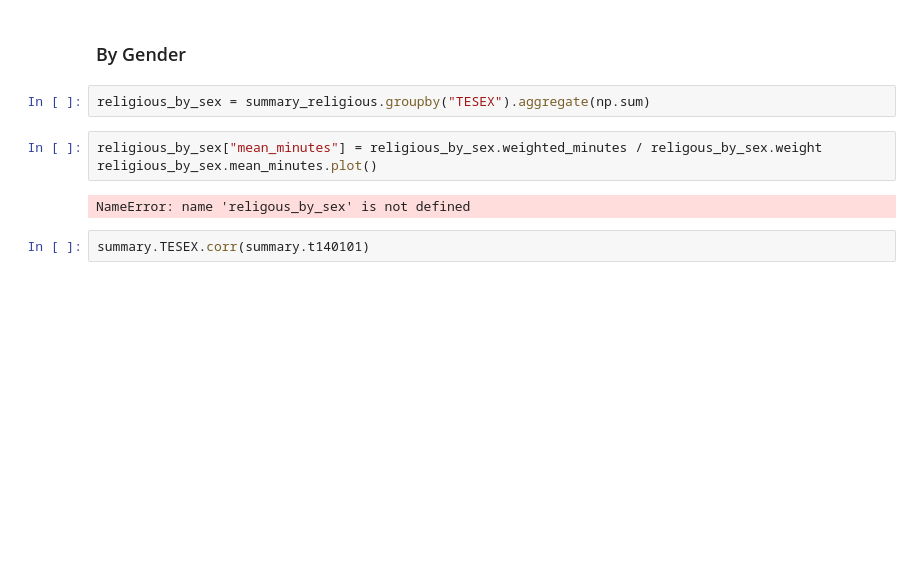
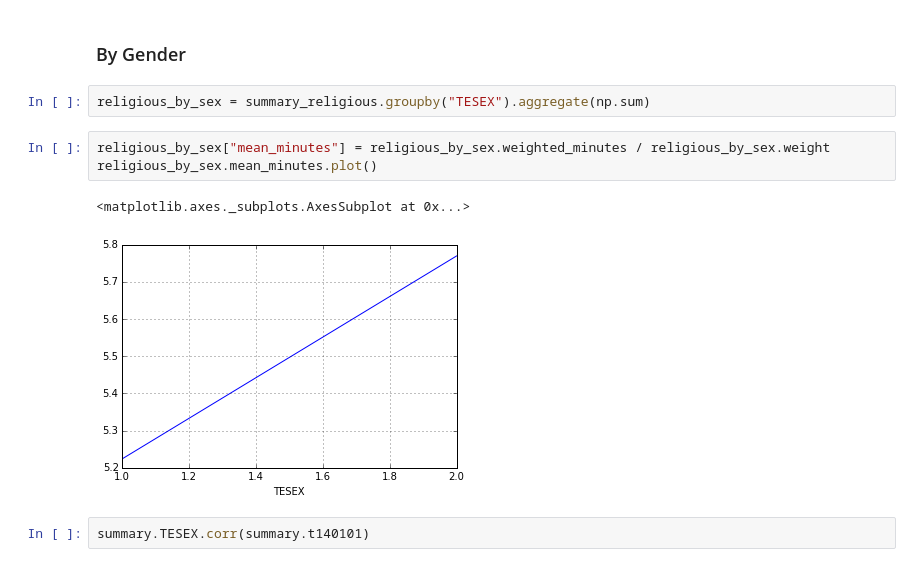
Before and after one commit to tiyd-python-2015-05/atus-analysis, a Jupyter notebook: Starting_Point.ipynb, the cells around one changed output. Cells and saved outputs as stored; diff of their text form; blank space fills up the shorter version.

```diff
--- a/Starting Point.ipynb
+++ b/Starting_Point.ipynb
@@ -590,10 +591,11 @@ summary.TEAGE.corr(summary.t140101)
 # %%
 religious_by_sex = summary_religious.groupby("TESEX").aggregate(np.sum)
 # %%
-religious_by_sex["mean_minutes"] = religious_by_sex.weighted_minutes / religous_by_sex.weight
+religious_by_sex["mean_minutes"] = religious_by_sex.weighted_minutes / religious_by_sex.weight
 religious_by_sex.mean_minutes.plot()
 # %% [output]
-NameError: name 'religous_by_sex' is not defined
+<matplotlib.axes._subplots.AxesSubplot at 0x...>
+[figure, added]
 # %%
 summary.TESEX.corr(summary.t140101)
 # %% [output]
```
Also changed, not shown: parts of 1 cell of this notebook, 37 other files.
